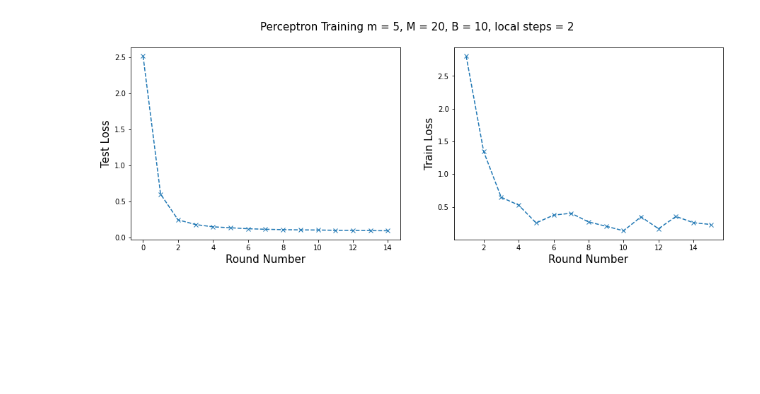
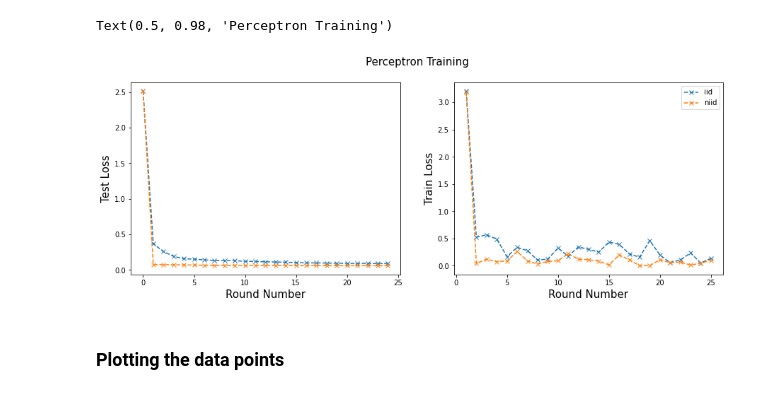
Before and after one commit to akash-07/optml-project, a Jupyter notebook: src_synthetic/plotter.ipynb, the cells around one changed output. Saved outputs shown, nothing was run; the diff lists cells and outputs as text; code cells hidden in the pictures; blank space fills up the shorter version.

Commit message:
Manual implementation of whole training pipeline

```diff
--- a/src_synthetic/plotter.ipynb
+++ b/src_synthetic/plotter.ipynb
@@ -10,2 +8,4 @@ test_file = os.path.join(root_dir, 'test.csv')
+# %%
+alg1, alg2 = 'iid', 'niid'
 # %%
-n = 15
+n = 25
@@ -12,29 +17,38 @@ n = 15
 # %%
-df = pd.read_csv(train_file)
-train_loss = df['train_losses'][:n]
-train_loss_index = df['train_index'][:n]
+for alg, root_dir in zip([alg1, alg2], [root_dir1, root_dir2]):
+    train_file = os.path.join(root_dir, 'train.csv')
+    test_file = os.path.join(root_dir, 'test.csv')
 
-df1 = pd.read_csv(test_file)
-test_loss = df1['test_losses'][:n]
-test_loss_index = df1['test_index'][:n]
+    df = pd.read_csv(train_file)
+    train_losses[alg] = df['train_losses'][:n]
+    train_loss_indexes[alg] = df['train_index'][:n]
+
+    df1 = pd.read_csv(test_file)
+    test_losses[alg] = df1['test_losses'][:n]
+    test_loss_indexes[alg] = df1['test_index'][:n]
 # %%
 fig, (axs1, axs2) = plt.subplots(1, 2, figsize=(15, 5))
 
-axs2.plot(train_loss_index, train_loss, 'x--')
+for alg in [alg1, alg2]:
+    axs2.plot(train_loss_indexes[alg], train_losses[alg], 'x--', label=alg)
 
-axs1.plot(test_loss_index, test_loss, 'x--')
+    axs1.plot(test_loss_indexes[alg], test_losses[alg], 'x--', label=alg)
 
-# axs1.legend(fontsize=15)
-axs1.set_ylabel('Test Loss', fontsize=15)
-axs1.set_xlabel('Round Number', fontsize=15)
-# axs1.tick_params(axis='both', labelsize=12)
-# axs1.set_ylim(0.3, 0.8)
+    # axs1.legend(fontsize=15)
+    axs1.set_ylabel('Test Loss', fontsize=15)
+    axs1.set_xlabel('Round Number', fontsize=15)
+    # axs1.tick_params(axis='both', labelsize=12)
+    # axs1.set_ylim(0.3, 0.8)
 
-axs2.set_ylabel('Train Loss', fontsize=15)
-axs2.set_xlabel('Round Number', fontsize=15)
-# axs2.tick_params(axis='both', labelsize=12)
+    axs2.set_ylabel('Train Loss', fontsize=15)
+    axs2.set_xlabel('Round Number', fontsize=15)
+    # axs2.tick_params(axis='both', labelsize=12)
 
-fig.suptitle('Perceptron Training m = 5, M = 20, B = 10, local steps = 2', fontsize=15)
-plt.savefig('../logs/figures/perceptron_training_curve.jpg', dpi=300)
+plt.legend()
+fig.suptitle('Perceptron Training', fontsize=15)
+# plt.savefig('../logs/figures/perceptron_training_curve.jpg', dpi=300)
 # %% [output]
+Text(0.5, 0.98, 'Perceptron Training')
-[figure, old version]
+[figure, new version]
+# %% [markdown]
+### Plotting the data points
```
Also changed, not shown: parts of 13 cells of this notebook, 3 other files.
